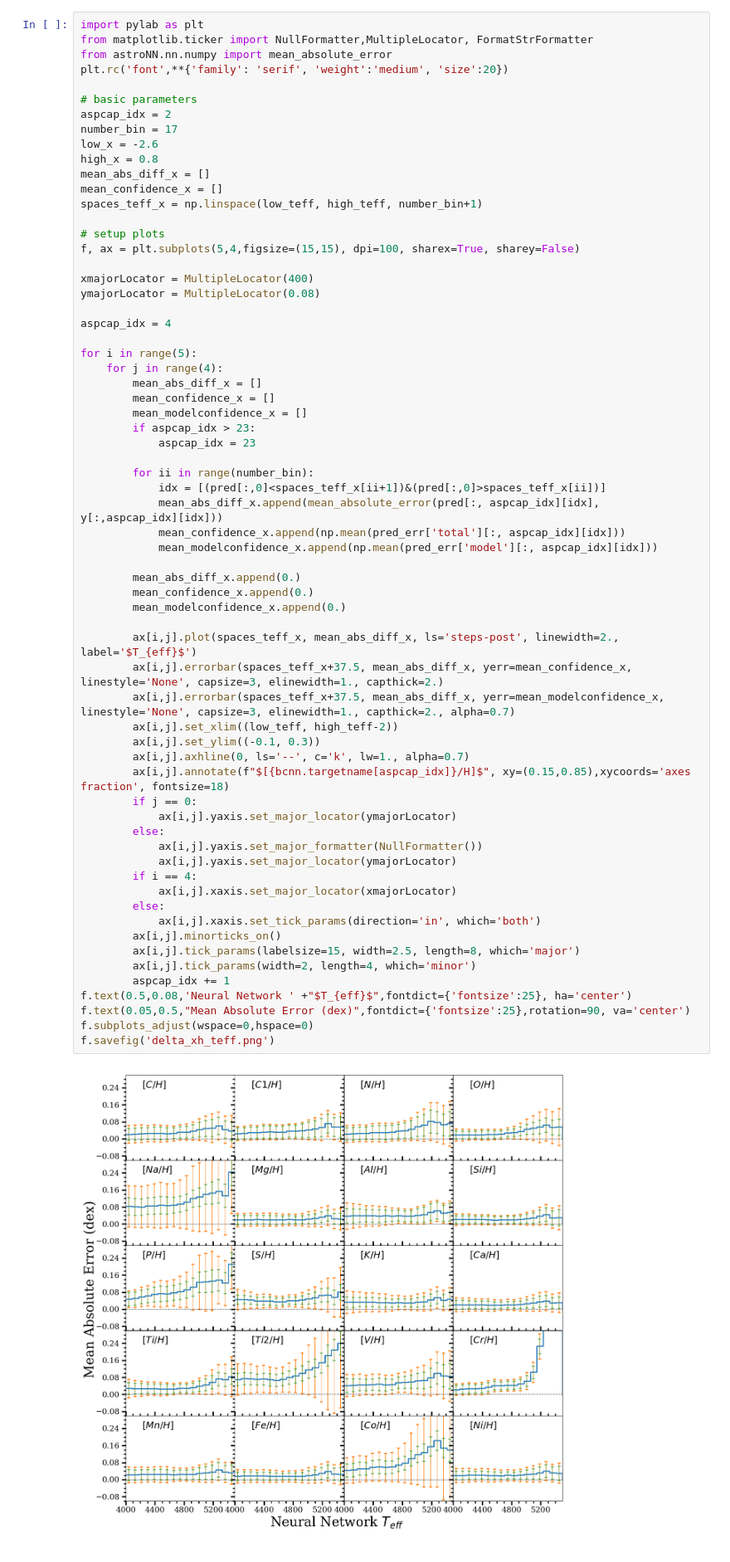
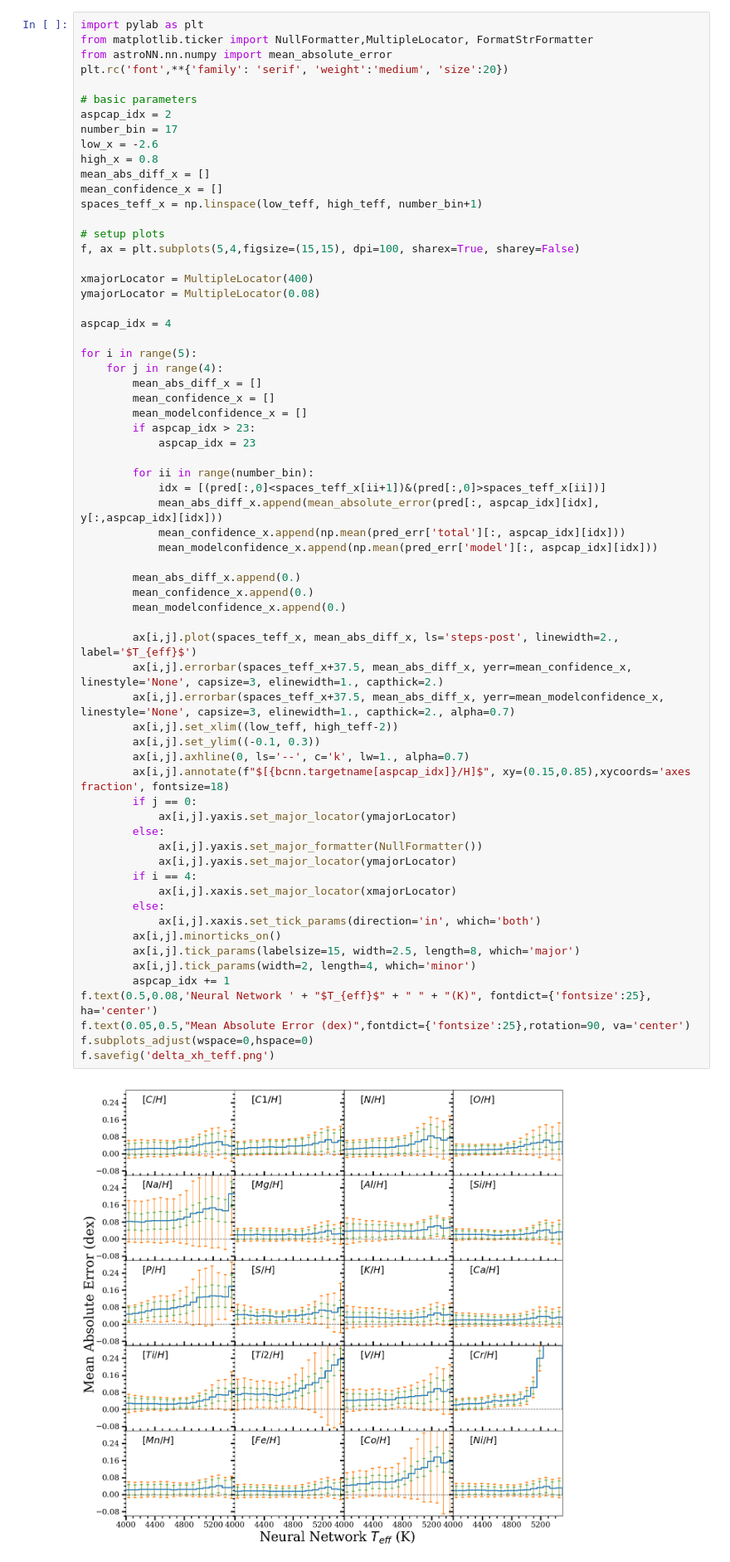
Before and after one commit to henrysky/astroNN_spectra_paper_figures, a Jupyter notebook: Inference.ipynb, the cells around one changed output. Shown: that part at 83% size. Saved outputs shown, nothing was run; the diff lists cells and outputs as text.

```diff
--- a/Inference.ipynb
+++ b/Inference.ipynb
@@ -149,35 +149,35 @@ for i in range(5):
             mean_modelconfidence_x.append(np.mean(pred_err['model'][:, aspcap_idx][idx]))
 
         mean_abs_diff_x.append(0.)
         mean_confidence_x.append(0.)
         mean_modelconfidence_x.append(0.)
 
         ax[i,j].plot(spaces_teff_x, mean_abs_diff_x, ls='steps-post', linewidth=2., label='$T_{eff}$')
         ax[i,j].errorbar(spaces_teff_x+37.5, mean_abs_diff_x, yerr=mean_confidence_x, linestyle='None', capsize=3, elinewidth=1., capthick=2.)
         ax[i,j].errorbar(spaces_teff_x+37.5, mean_abs_diff_x, yerr=mean_modelconfidence_x, linestyle='None', capsize=3, elinewidth=1., capthick=2., alpha=0.7)
         ax[i,j].set_xlim((low_teff, high_teff-2))
         ax[i,j].set_ylim((-0.1, 0.3))
         ax[i,j].axhline(0, ls='--', c='k', lw=1., alpha=0.7)
         ax[i,j].annotate(f"$[{bcnn.targetname[aspcap_idx]}/H]$", xy=(0.15,0.85),xycoords='axes fraction', fontsize=18)
         if j == 0:
             ax[i,j].yaxis.set_major_locator(ymajorLocator)
         else:
             ax[i,j].yaxis.set_major_formatter(NullFormatter())
             ax[i,j].yaxis.set_major_locator(ymajorLocator)
         if i == 4:
             ax[i,j].xaxis.set_major_locator(xmajorLocator)
         else:
             ax[i,j].xaxis.set_tick_params(direction='in', which='both')
         ax[i,j].minorticks_on()
         ax[i,j].tick_params(labelsize=15, width=2.5, length=8, which='major')
         ax[i,j].tick_params(width=2, length=4, which='minor')
         aspcap_idx += 1
-f.text(0.5,0.08,'Neural Network ' +"$T_{eff}$",fontdict={'fontsize':25}, ha='center')
+f.text(0.5,0.08,'Neural Network ' + "$T_{eff}$" + " " + "(K)", fontdict={'fontsize':25}, ha='center')
 f.text(0.05,0.5,"Mean Absolute Error (dex)",fontdict={'fontsize':25},rotation=90, va='center')
 f.subplots_adjust(wspace=0,hspace=0)
 f.savefig('delta_xh_teff.png')
 # %% [output]
-[figure, old version]
+[figure, new version]
 # %%
 import pylab as plt
 from matplotlib.ticker import NullFormatter,MultipleLocator, FormatStrFormatter
```
Also changed, not shown: parts of 3 cells of this notebook, 2 other files.
